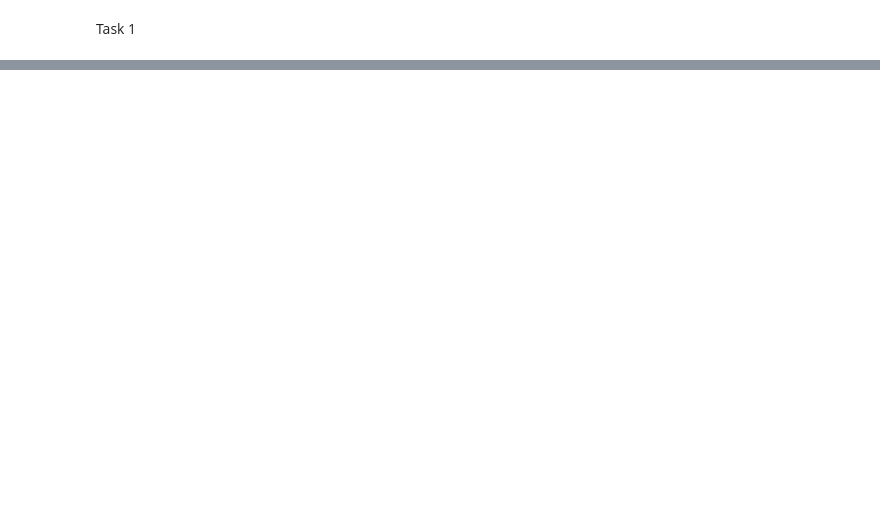
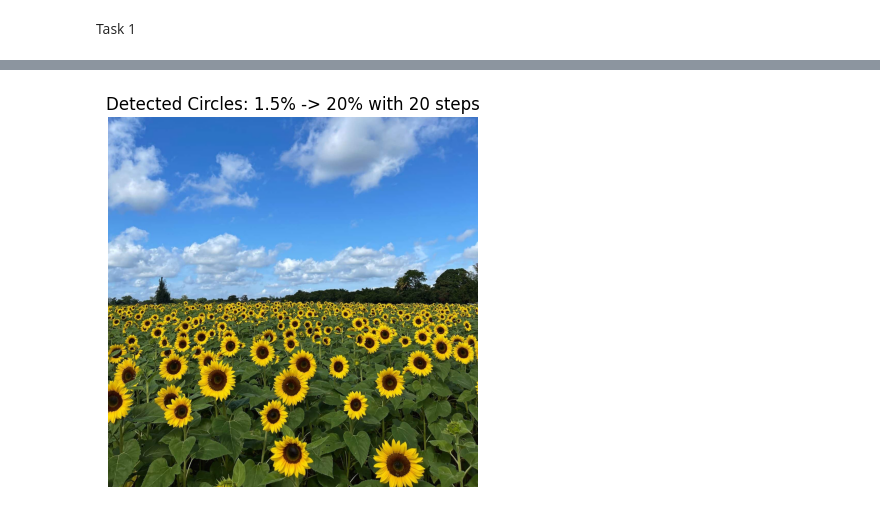
Before and after one commit to KumalHewagamage/Image-Fitting-and-Alignment, a Jupyter notebook: Assignment2.ipynb, the cells around one changed output, grey strips where cells are left out. Saved outputs shown, nothing was run; the diff lists cells and outputs as text; code cells hidden in the pictures; blank space fills up the shorter version.

```diff
--- a/Assignment2.ipynb
+++ b/Assignment2.ipynb
@@ -86,0 +3,81 @@ Sigma values range: 2 to 15
+# %%
+import cv2 as cv
+import numpy as np
+import matplotlib.pyplot as plt
+
+# Function to compute percentage at each scale level
+def percent_at_level(i, start_perc, end_perc, steps):
+    step_size = (end_perc - start_perc) / (steps - 1)
+    perc = (((i - 1) * step_size) / (end_perc - start_perc))**2 * (end_perc - start_perc) + start_perc
+    return perc / 100
+
+# Function to detect blobs using scale-space with Laplacian of Gaussian
+def blob_detector(imname, start_perc, end_perc, steps):
+    # Load and convert image to grayscale
+    img = cv.imread(imname)
+    img_float = img.astype(np.float32)
+    gray_image = cv.cvtColor(img, cv.COLOR_BGR2GRAY)
+    image_size = gray_image.shape
+    scale_space = np.zeros((image_size[0], image_size[1], steps))
+    max_results = np.zeros((image_size[0], image_size[1], steps))
+
+    # Create the kernel
+    sigma = 3
+    kern_size = max(1, int(6 * sigma))
+    kern = cv.getGaussianKernel(kern_size, sigma) - cv.getGaussianKernel(kern_size, sigma)[:, None]
+    norm_kern = sigma ** 2 * kern
+
+    # Apply the filter for each scale level
+    for i in range(steps):
+        scale_perc = percent_at_level(i, start_perc, end_perc, steps)
+        new_image_size = int(image_size[1] * scale_perc)
+        resized_img = cv.resize(gray_image, (new_image_size, new_image_size), interpolation=cv.INTER_LINEAR)
+        filtered_img = cv.filter2D(resized_img, -1, norm_kern) ** 2
+        filtered_img = cv.resize(filtered_img, (image_size[1], image_size[0]), interpolation=cv.INTER_LINEAR)
+        scale_space[:, :, i] = filtered_img
+
+    # 2D non-maximum suppression
+    possible_max_list = []
+    for i in range(steps):
+        current_image = scale_space[:, :, i]
+        threshold = 1000  # Fixed threshold
+        mask_size = 5
+        mx = cv.dilate(current_image, np.ones((mask_size, mask_size)))
+        max_results[:, :, i] = (current_image == mx) & (current_image > threshold)
+        r, c = np.where(max_results[:, :, i])
+        possible_max_list.append((r, c))
+
+    # 3D non-maximum suppression
+    max_x = []
+    max_y = []
+    max_r = []
+    for level in range(1, steps - 1):
+        current_max = possible_max_list[level]
+        current_radius = int(image_size[1] * percent_at_level(level, start_perc, end_perc, steps) * 0.4)
+        for x, y in zip(current_max[0], current_max[1]):
+            if x <= 5 or x >= image_size[0] - 5 or y <= 5 or y >= image_size[1] - 5:
+                continue
+
+            local_max = scale_space[x, y, level]
+            upper_max = np.max(scale_space[x-5:x+6, y-5:y+6, level + 1])
+            lower_max = np.max(scale_space[x-5:x+6, y-5:y+6, level - 1])
+            if local_max > upper_max and local_max > lower_max:
+                max_x.append(x)
+                max_y.append(y)
+                max_r.append(current_radius)
+
+    # Plot detected circles
+    fig, ax = plt.subplots()
+    img_rgb = cv.cvtColor(img, cv.COLOR_BGR2RGB)
+    ax.imshow(img_rgb)
+    for i in range(len(max_x)):
+        circle = plt.Circle((max_y[i], max_x[i]), max_r[i], color='g', fill=False, linewidth=1.5)
+        ax.add_patch(circle)
+    ax.set_title(f"Detected Circles: {start_perc}% -> {end_perc}% with {steps} steps")
+    plt.axis('off')
+    plt.show()
+
+# Sample call: 'sunflower_image.jpg' should be your input image
+blob_detector('Img/the_berry_farms_sunflower_field.jpeg', 1.5, 20, 20)
+# %% [output]
+[figure, added]
```
Also changed, not shown: parts of 2 cells of this notebook.
